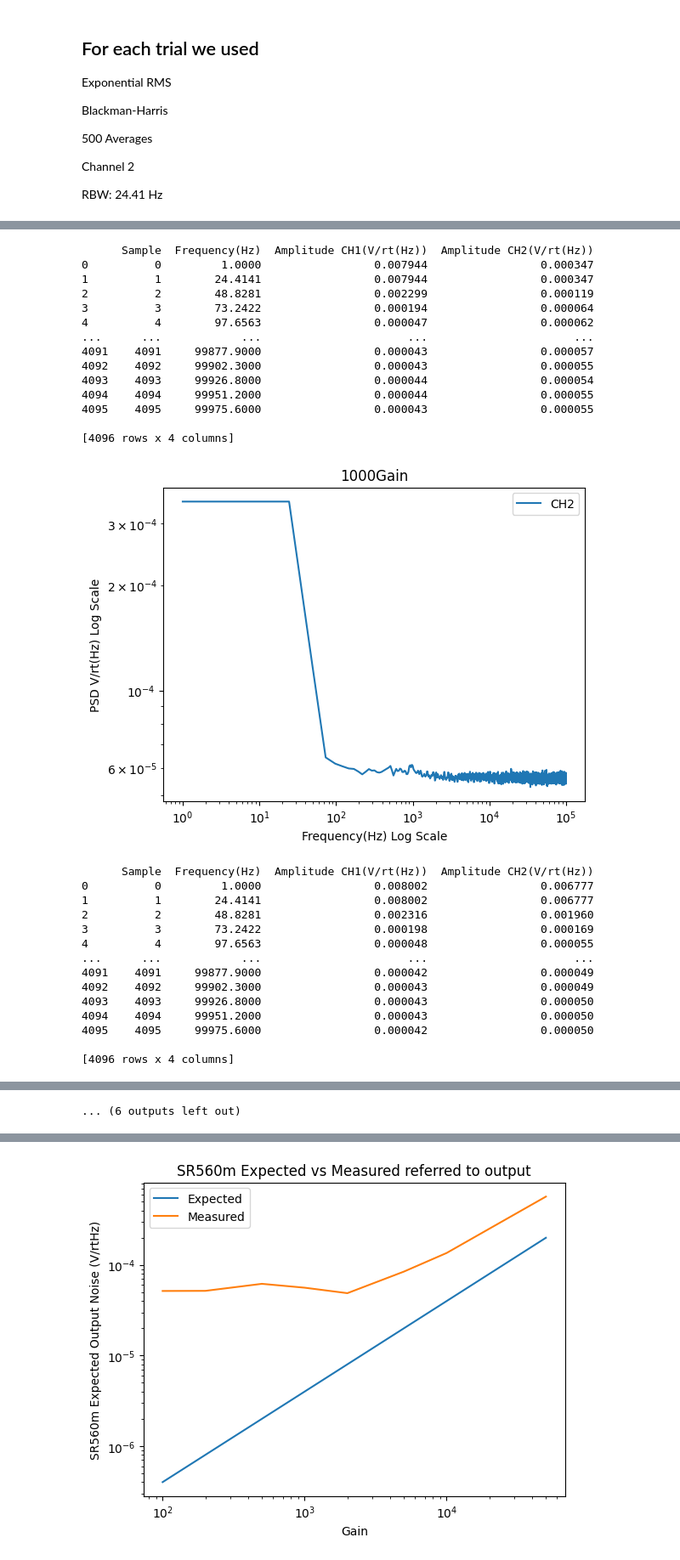
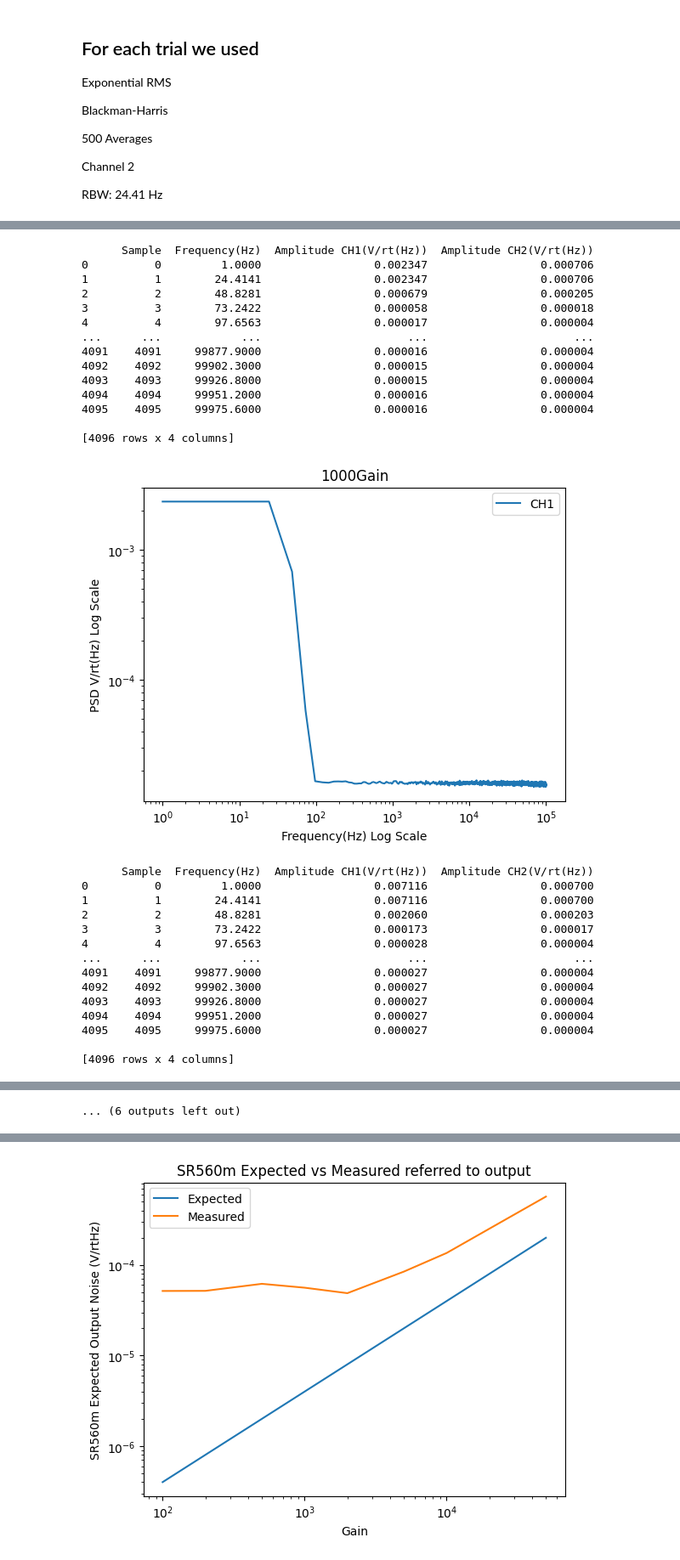
Before and after one commit to MazinDan/Analog_Lab_B, a Jupyter notebook: Lab_4_Report/Analog_Lab4.ipynb, the cells around one changed output, grey strips where cells are left out. Shown at 85% size. Saved outputs shown, nothing was run; the diff lists cells and outputs as text; code cells hidden in the pictures.

```diff
--- a/Lab_4_Report/Analog_Lab4.ipynb
+++ b/Lab_4_Report/Analog_Lab4.ipynb
@@ -205,8 +205,10 @@ for file in m2k_gain_files:
     m2k_gain_frames += [pd.read_csv(f'{m2k_gain_folder}/{file}')]
     temp_title = file[:-4]
     temp_title = temp_title[5:]
-    temp_title = temp_title[:-4]
+    temp_title = temp_title[:-10]
     titles += [temp_title]
+
+print(titles)
 
 # Index for titles
 i = 0
@@ -220,7 +222,7 @@ for frame in m2k_gain_frames:
     i += 1
     plt.ylabel('PSD V/rt(Hz) Log Scale')
     plt.xlabel('Frequency(Hz) Log Scale')
-    plt.plot(frame['Frequency(Hz)'], frame['Amplitude CH2(V/rt(Hz))'], label='CH2')
+    plt.plot(frame['Frequency(Hz)'], frame['Amplitude CH1(V/rt(Hz))'], label='CH1')
     plt.legend()
     print(frame)
     plt.show()
@@ -274,29 +277,29 @@ for frame in m2k_gain_frames:
       Sample  Frequency(Hz)  Amplitude CH1(V/rt(Hz))  Amplitude CH2(V/rt(Hz))
-0          0         1.0000                 0.007944                 0.000347
-1          1        24.4141                 0.007944                 0.000347
-2          2        48.8281                 0.002299                 0.000119
-3          3        73.2422                 0.000194                 0.000064
-4          4        97.6563                 0.000047                 0.000062
+0          0         1.0000                 0.002347                 0.000706
+1          1        24.4141                 0.002347                 0.000706
+2          2        48.8281                 0.000679                 0.000205
+3          3        73.2422                 0.000058                 0.000018
+4          4        97.6563                 0.000017                 0.000004
 ...      ...            ...                      ...                      ...
-4091    4091     99877.9000                 0.000043                 0.000057
-4092    4092     99902.3000                 0.000043                 0.000055
-4093    4093     99926.8000                 0.000044                 0.000054
-4094    4094     99951.2000                 0.000044                 0.000055
-4095    4095     99975.6000                 0.000043                 0.000055
+4091    4091     99877.9000                 0.000016                 0.000004
+4092    4092     99902.3000                 0.000015                 0.000004
+4093    4093     99926.8000                 0.000015                 0.000004
+4094    4094     99951.2000                 0.000016                 0.000004
+4095    4095     99975.6000                 0.000016                 0.000004
 
 [4096 rows x 4 columns]
-[figure, old version]
+[figure, new version]
       Sample  Frequency(Hz)  Amplitude CH1(V/rt(Hz))  Amplitude CH2(V/rt(Hz))
-0          0         1.0000                 0.008002                 0.006777
-1          1        24.4141                 0.008002                 0.006777
-2          2        48.8281                 0.002316                 0.001960
-3          3        73.2422                 0.000198                 0.000169
-4          4        97.6563                 0.000048                 0.000055
+0          0         1.0000                 0.007116                 0.000700
+1          1        24.4141                 0.007116                 0.000700
+2          2        48.8281                 0.002060                 0.000203
+3          3        73.2422                 0.000173                 0.000017
+4          4        97.6563                 0.000028                 0.000004
 ...      ...            ...                      ...                      ...
-4091    4091     99877.9000                 0.000042                 0.000049
-4092    4092     99902.3000                 0.000043                 0.000049
-4093    4093     99926.8000                 0.000043                 0.000050
-4094    4094     99951.2000                 0.000043                 0.000050
-4095    4095     99975.6000                 0.000042                 0.000050
+4091    4091     99877.9000                 0.000027                 0.000004
+4092    4092     99902.3000                 0.000027                 0.000004
+4093    4093     99926.8000                 0.000027                 0.000004
+4094    4094     99951.2000                 0.000027                 0.000004
+4095    4095     99975.6000                 0.000027                 0.000004
 
 [4096 rows x 4 columns]
```
Also changed, not shown: parts of 6 cells of this notebook.
